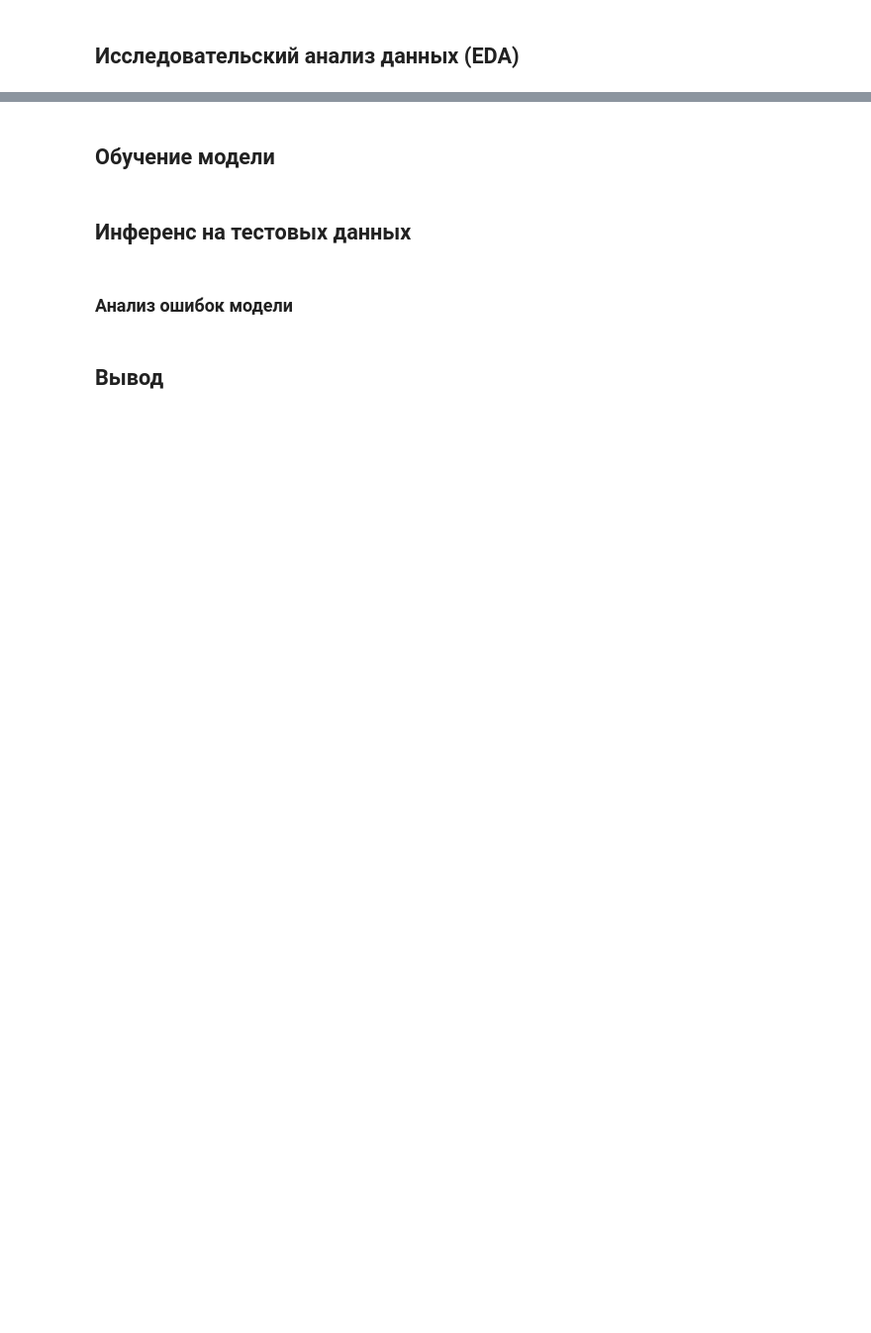
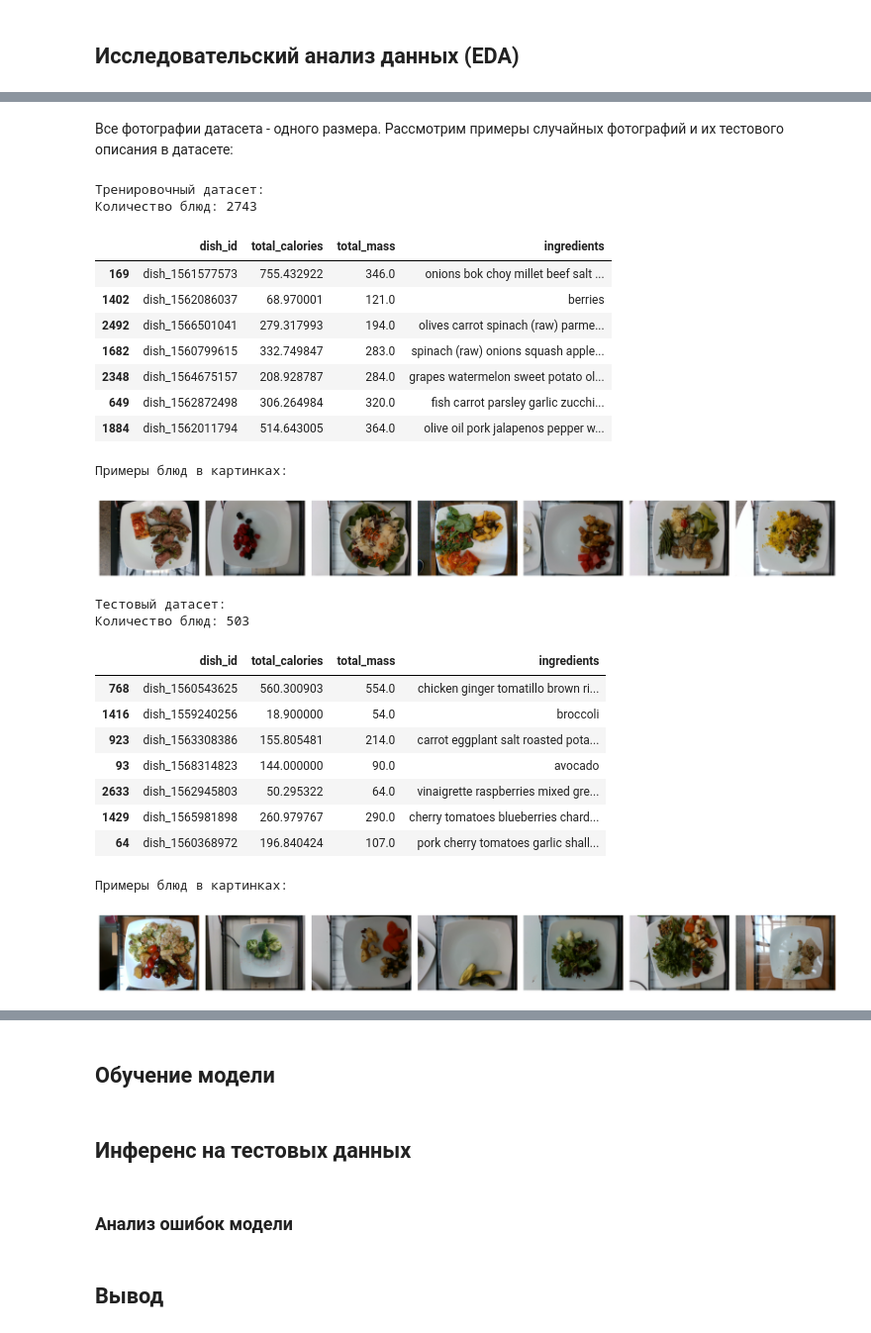
Before and after one commit to lizofeta/calorie_prediction_nn, a Jupyter notebook: notebook.ipynb, the cells around one changed output, grey strips where cells are left out. Shown at 99% size. Drawn from its saved outputs; the diff is of its cells as text; code cells hidden in the pictures; blank space fills up the shorter version.

```diff
--- a/notebook.ipynb
+++ b/notebook.ipynb
@@ -27,0 +154,9 @@
+# %%
+df_dish["ingredients"] = (
+    df_dish["ingredients"]
+    .str.replace(r"\bdeprecated\b", "", regex=True)
+    .str.replace(r"\s+", " ", regex=True)
+    .str.strip()
+)
+
+df_dish = df_dish[df_dish["ingredients"].ne("")].reset_index(drop=True)
@@ -27,0 +165,3 @@
+# %%
+df_train = df_dish[df_dish["split"] == "train"].drop(columns="split").reset_index(drop=True)
+df_test = df_dish[df_dish["split"] == "test"].drop(columns="split").reset_index(drop=True)
@@ -27,0 +208,42 @@
+# %% [markdown]
+Все фотографии датасета - одного размера. Рассмотрим примеры случайных фотографий и их тестового описания в датасете:
+# %%
+random_imgs_train = df_train.sample(7)
+random_imgs_test = df_train.sample(7)
+
+print("Тренировочный датасет:")
+print(f"Количество блюд: {len(df_train)}")
+display(random_imgs_train)
+print("Примеры блюд в картинках:")
+plot_images(random_imgs_train["dish_id"].tolist())
+
+print("\nТестовый датасет:")
+print(f"Количество блюд: {len(df_test)}")
+display(random_imgs_test)
+print("Примеры блюд в картинках:")
+plot_images(random_imgs_test["dish_id"].tolist())
+# %% [output]
+Тренировочный датасет:
+Количество блюд: 2743
+|  | dish_id | total_calories | total_mass | ingredients |
+| 169 | dish_1561577573 | 755.432922 | 346.0 | onions bok choy millet beef salt ... |
+| 1402 | dish_1562086037 | 68.970001 | 121.0 | berries |
+| 2492 | dish_1566501041 | 279.317993 | 194.0 | olives carrot spinach (raw) parme... |
+| 1682 | dish_1560799615 | 332.749847 | 283.0 | spinach (raw) onions squash apple... |
+| 2348 | dish_1564675157 | 208.928787 | 284.0 | grapes watermelon sweet potato ol... |
+| 649 | dish_1562872498 | 306.264984 | 320.0 | fish carrot parsley garlic zucchi... |
+| 1884 | dish_1562011794 | 514.643005 | 364.0 | olive oil pork jalapenos pepper w... |
+Примеры блюд в картинках:
+[figure, added]
+Тестовый датасет:
+Количество блюд: 503
+|  | dish_id | total_calories | total_mass | ingredients |
+| 768 | dish_1560543625 | 560.300903 | 554.0 | chicken ginger tomatillo brown ri... |
+| 1416 | dish_1559240256 | 18.900000 | 54.0 | broccoli |
+| 923 | dish_1563308386 | 155.805481 | 214.0 | carrot eggplant salt roasted pota... |
+| 93 | dish_1568314823 | 144.000000 | 90.0 | avocado |
+| 2633 | dish_1562945803 | 50.295322 | 64.0 | vinaigrette raspberries mixed gre... |
+| 1429 | dish_1565981898 | 260.979767 | 290.0 | cherry tomatoes blueberries chard... |
+| 64 | dish_1560368972 | 196.840424 | 107.0 | pork cherry tomatoes garlic shall... |
+Примеры блюд в картинках:
+[figure, added]
```
Also changed, not shown: parts of 39 cells of this notebook.
